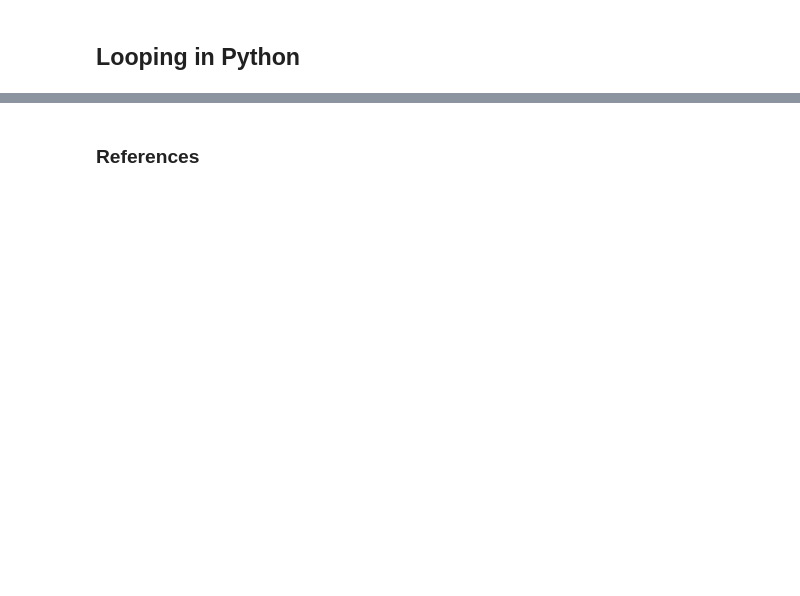
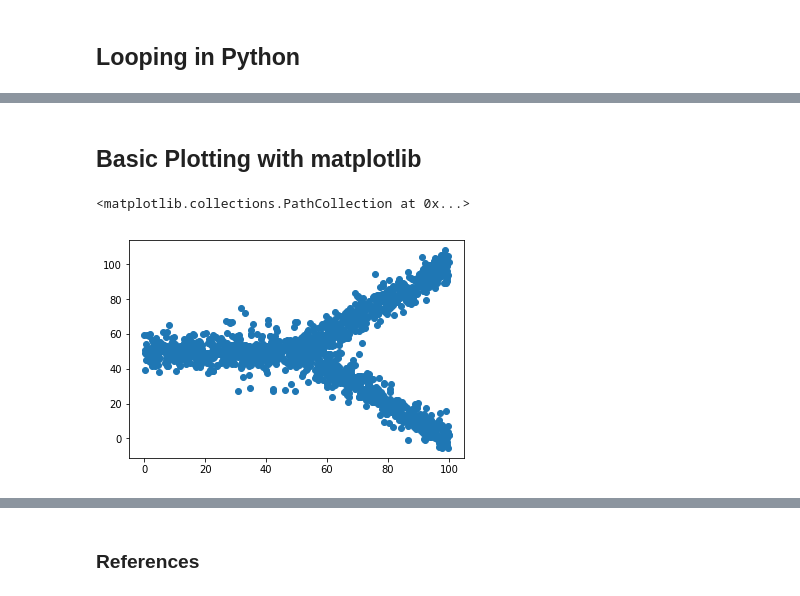
Before and after one commit to msenosain/Discovery_Oriented_Data_Science, a Jupyter notebook: notebooks/Intro_to_python.ipynb, the cells around one changed output, grey strips where cells are left out. Cells and saved outputs as stored; diff of their text form; code cells hidden in the pictures; blank space fills up the shorter version.

```diff
--- a/notebooks/Intro_to_python.ipynb
+++ b/notebooks/Intro_to_python.ipynb
@@ -200,0 +445,3 @@ array([ 0.        , 10.        ,  7.31719416,  0.        , 10.        ,
+# %%
+data_fix = pd.read_csv( '../data/synthetic.csv', skiprows=[0])
+data_fix.head()
@@ -200,0 +497,2 @@ array([ 0.        , 10.        ,  7.31719416,  0.        , 10.        ,
+# %% [markdown]
+## Basic Plotting with matplotlib
@@ -200,0 +502,5 @@ array([ 0.        , 10.        ,  7.31719416,  0.        , 10.        ,
+# %%
+plt.scatter( data_fix['Gene X'], data_fix['Gene Y'])
+# %% [output]
+<matplotlib.collections.PathCollection at 0x...>
+[figure, added]
```
Also changed, not shown: parts of 82 cells of this notebook, 2 other files.
